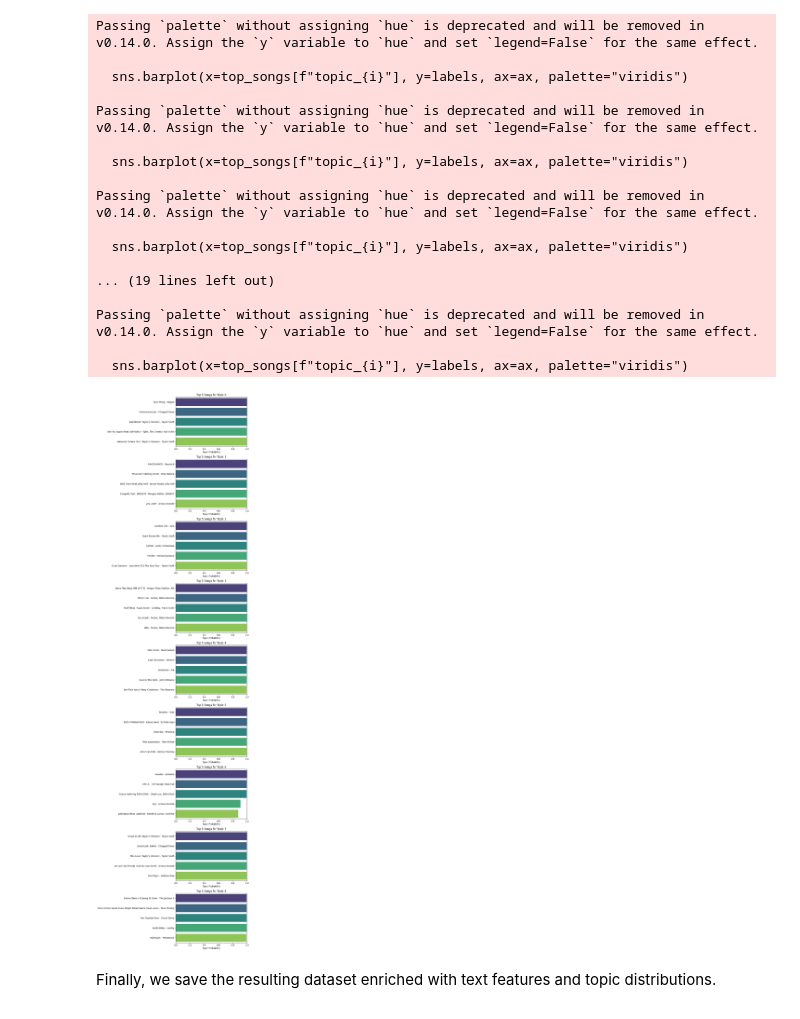
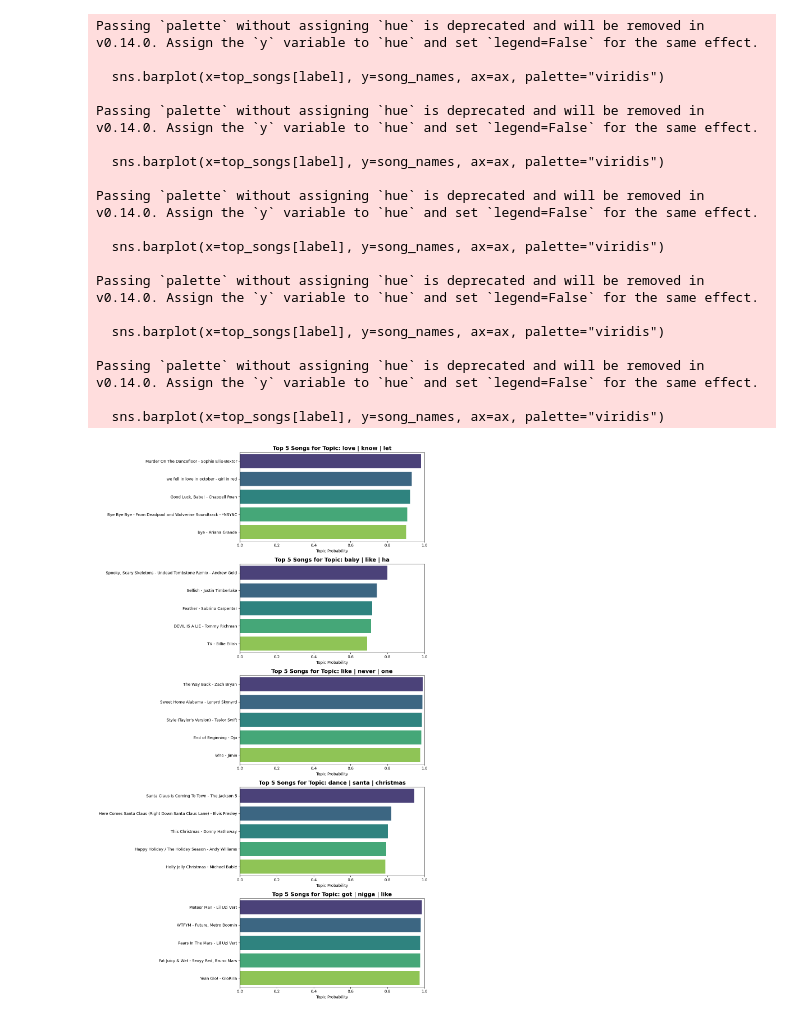
Before and after one commit to Manzife/Text-Mining, a Jupyter notebook: LDA_analysis.ipynb, the cells around one changed output. Cells and saved outputs as stored; diff of their text form; code cells hidden in the pictures.

```diff
--- a/LDA_analysis.ipynb
+++ b/LDA_analysis.ipynb
@@ -92,21 +132,29 @@ Now we extract the topic distributions as features for each song, finding the do
 # %%
-# Step 5 — Extract Per-Song Topic Distributions
-topic_dist = lda_final.transform(count_matrix)  # shape: (790, K)
+# Step 6 — Extract Per-Song Topic Distributions
+def get_document_topics(bow):
+    # Gensim returns a list of (topic_id, probability) tuples
+    topic_probs = lda_final.get_document_topics(bow, minimum_probability=0.0)
+    # Convert to a flat list ordered by topic index 0 to K-1
+    return [prob for topic_id, prob in sorted(topic_probs, key=lambda x: x[0])]
 
-topic_cols = [f"topic_{i}" for i in range(K)]
+topic_dist = np.array([get_document_topics(bow) for bow in corpus])
+
+# Create column names using our extractive labels
+topic_cols = [topic_labels[i] for i in range(K)]
 topic_df = pd.DataFrame(topic_dist, columns=topic_cols, index=df.index)
 
-# Drop existing topic columns if we are re-running
-cols_to_drop = [c for c in df.columns if c in topic_cols or c in ["dominant_topic", "topic_confidence"]]
+# Drop existing topic columns if we are re-running to avoid duplicates
+cols_to_drop = [c for c in df.columns if '|' in c or c in ["dominant_topic", "topic_confidence"]]
 if cols_to_drop:
     df = df.drop(columns=cols_to_drop)
 
 # Add topic distributions to main dataframe
 df = pd.concat([df, topic_df], axis=1)
 
-# Step 6 — Derive a Summary Feature: Dominant Topic
-df["dominant_topic"] = topic_dist.argmax(axis=1)
-df["topic_confidence"] = topic_dist.max(axis=1)  # how "pure" the assignment is
+# Extract Dominant Topic Label
+dominant_idx = topic_dist.argmax(axis=1)
+df["dominant_topic"] = [topic_labels[i] for i in dominant_idx]
+df["topic_confidence"] = topic_dist.max(axis=1)
 
 df[["lyrics_preproc_v2", "dominant_topic", "topic_confidence"]].head()
 # %% [output]
@@ -147,42 +194,43 @@ Here we find the 5 songs most strongly associated with each topic (highest topic
 # %%
-fig, axes = plt.subplots(K, 1, figsize=(10, 4 * K), sharex=False)
-plt.subplots_adjust(hspace=0.5)
+# Step 8 - Top Songs per Topic Bar Charts
+fig, axes = plt.subplots(K, 1, figsize=(12, 4 * K), sharex=False)
+plt.subplots_adjust(hspace=0.6)
 
-for i in range(K):
+for i, label in topic_labels.items():
     # Get top 5 songs for topic i with highest probability
-    top_songs = df.sort_values(by=f"topic_{i}", ascending=False).head(5)
+    top_songs = df.sort_values(by=label, ascending=False).head(5)
 
     # Combine song name and artist for better context in plots
-    labels = top_songs["name"] + " - " + top_songs["artists"]
+    song_names = top_songs["name"] + " - " + top_songs["artists"]
 
     ax = axes[i]
-    sns.barplot(x=top_songs[f"topic_{i}"], y=labels, ax=ax, palette="viridis")
+    sns.barplot(x=top_songs[label], y=song_names, ax=ax, palette="viridis")
 
-    ax.set_title(f"Top 5 Songs for Topic {i}")
+    ax.set_title(f"Top 5 Songs for Topic: {label}", fontsize=14, fontweight='bold')
     ax.set_xlabel("Topic Probability")
     ax.set_ylabel("")
-    ax.set_xlim(0, 1) # Probability is between 0 and 1
+    ax.set_xlim(0, 1)
 
 plt.tight_layout()
 plt.show()
 # %% [output]
 Passing `palette` without assigning `hue` is deprecated and will be removed in v0.14.0. Assign the `y` variable to `hue` and set `legend=False` for the same effect.
 
-  sns.barplot(x=top_songs[f"topic_{i}"], y=labels, ax=ax, palette="viridis")
+  sns.barplot(x=top_songs[label], y=song_names, ax=ax, palette="viridis")
 
 Passing `palette` without assigning `hue` is deprecated and will be removed in v0.14.0. Assign the `y` variable to `hue` and set `legend=False` for the same effect.
 
-  sns.barplot(x=top_songs[f"topic_{i}"], y=labels, ax=ax, palette="viridis")
+  sns.barplot(x=top_songs[label], y=song_names, ax=ax, palette="viridis")
 
 Passing `palette` without assigning `hue` is deprecated and will be removed in v0.14.0. Assign the `y` variable to `hue` and set `legend=False` for the same effect.
 
-  sns.barplot(x=top_songs[f"topic_{i}"], y=labels, ax=ax, palette="viridis")
-
-... (19 lines left out)
+  sns.barplot(x=top_songs[label], y=song_names, ax=ax, palette="viridis")
 
 Passing `palette` without assigning `hue` is deprecated and will be removed in v0.14.0. Assign the `y` variable to `hue` and set `legend=False` for the same effect.
 
-  sns.barplot(x=top_songs[f"topic_{i}"], y=labels, ax=ax, palette="viridis")
+  sns.barplot(x=top_songs[label], y=song_names, ax=ax, palette="viridis")
+
+Passing `palette` without assigning `hue` is deprecated and will be removed in v0.14.0. Assign the `y` variable to `hue` and set `legend=False` for the same effect.
+
+  sns.barplot(x=top_songs[label], y=song_names, ax=ax, palette="viridis")
-[figure, old version]
+[figure, new version]
-# %% [markdown]
-Finally, we save the resulting dataset enriched with text features and topic distributions.
```
Also changed, not shown: parts of 22 cells of this notebook, 5 other files.
